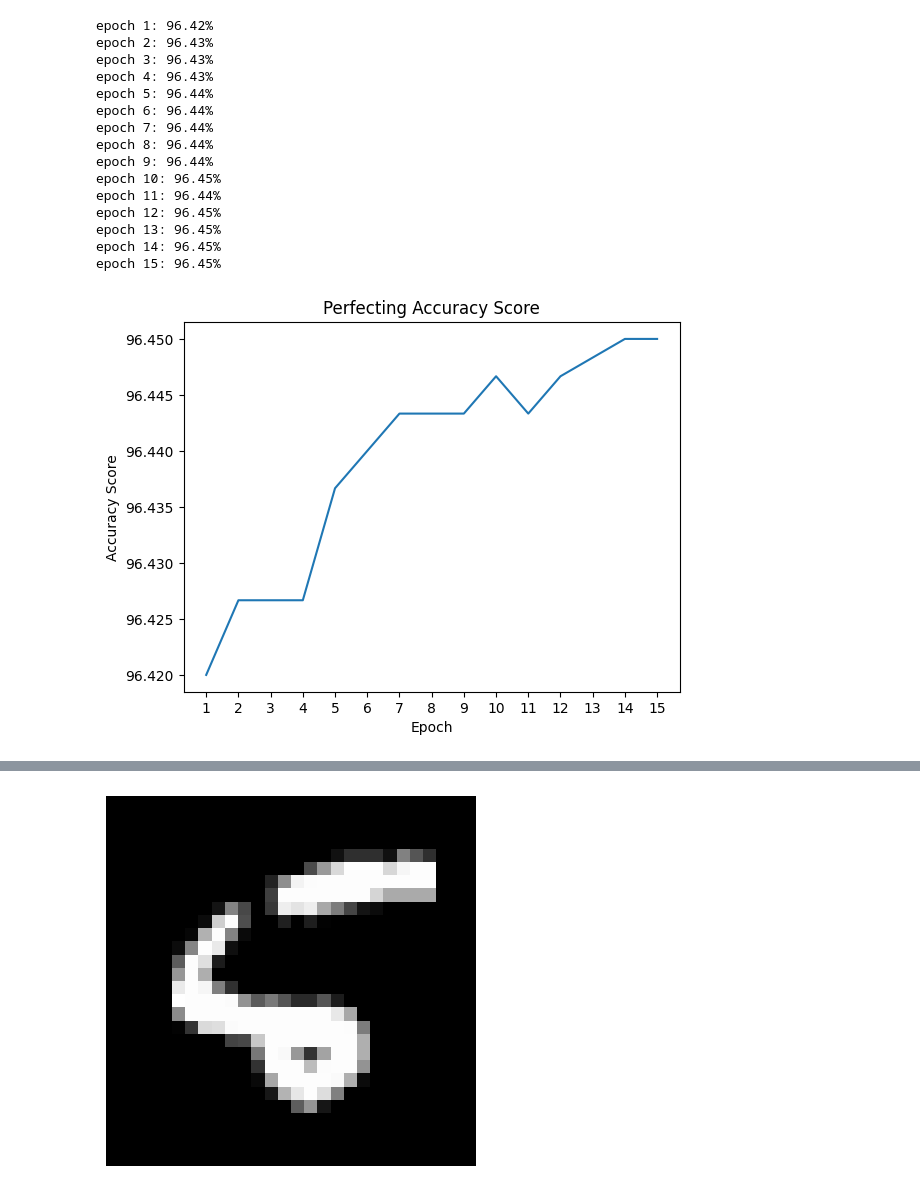
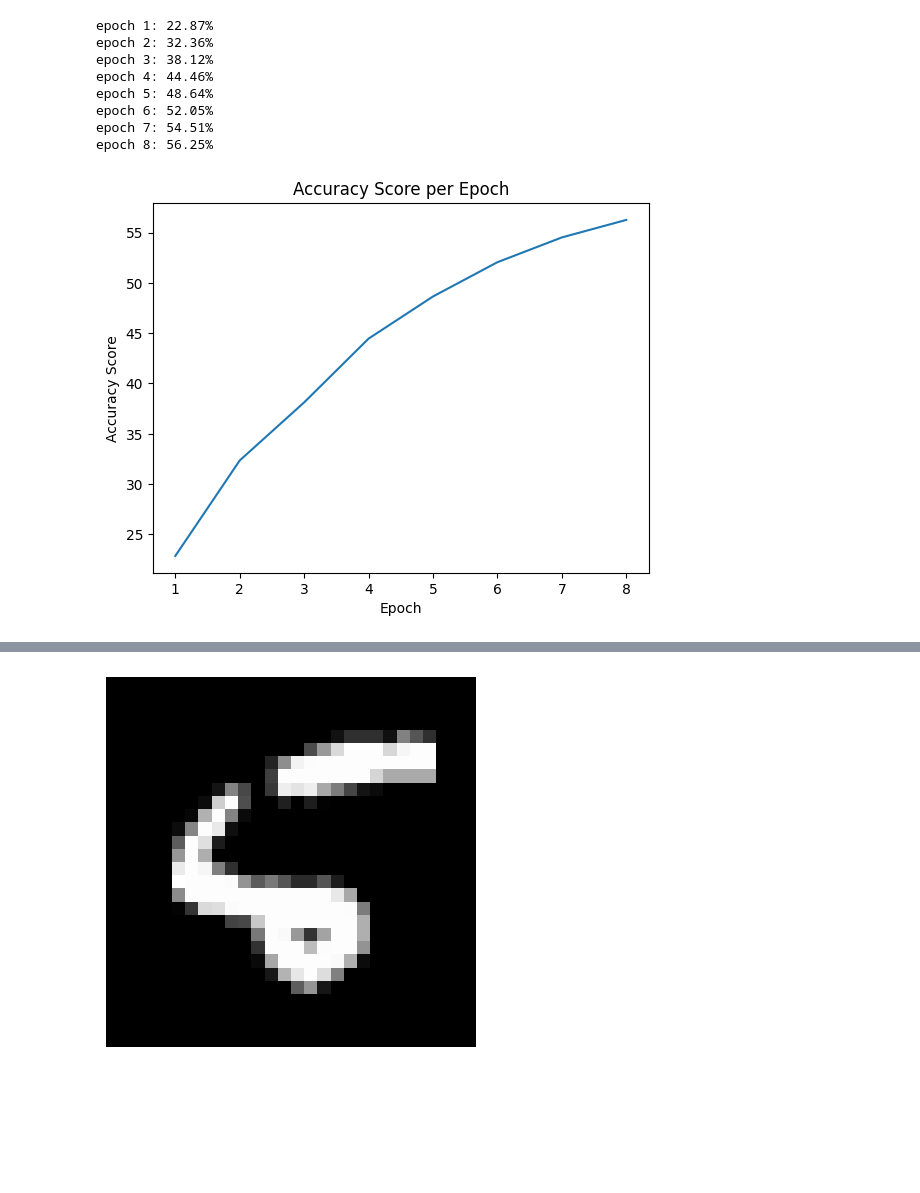
Before and after one commit to Alireza2317/NeuralNet_from_scratch, a Jupyter notebook: app.ipynb, the cells around one changed output, grey strips where cells are left out. Drawn from its saved outputs; the diff is of its cells as text; code cells hidden in the pictures; blank space fills up the shorter version.

Commit message:
implemented new approach flexible parameters and network structure. seperated the old code from the new one

```diff
--- a/app.ipynb
+++ b/app.ipynb
@@ -530,0 +592,9 @@ NN = NeuralNetwork(parameters=ps, activation='sigmoid')
+# %%
+np.random.seed(42)
+NN = NeuralNetwork(layers_structure=[784, 16, 16, 10], activation='sigmoid')
+
+#weights = [np.random.randn(*shape) * np.sqrt(1. / shape[1]) for shape in NN._weights_shapes]
+#biases = [np.random.randn(*shape) for shape in NN._biases_shapes]
+#NN.init_weights_biases(weights, biases)
+NN.load_params_from_file(filename='randomparams')
+NN.parameters[:10]
@@ -536,19 +630,12 @@ Cost = 2.440
 # %%
-NN.train(x_train, y_train, number_of_epochs=15, mini_batches_size=180, learning_rate=0.1, constant_lr=False)
+NN.train(x_train, y_train, number_of_epochs=8, mini_batches_size=120, learning_rate=0.2, constant_lr=False)
 # %% [output]
-epoch 1: 96.42%
-epoch 2: 96.43%
-epoch 3: 96.43%
-epoch 4: 96.43%
-epoch 5: 96.44%
-epoch 6: 96.44%
-epoch 7: 96.44%
-epoch 8: 96.44%
-epoch 9: 96.44%
-epoch 10: 96.45%
-epoch 11: 96.44%
-epoch 12: 96.45%
-epoch 13: 96.45%
-epoch 14: 96.45%
-epoch 15: 96.45%
+epoch 1: 22.87%
+epoch 2: 32.36%
+epoch 3: 38.12%
+epoch 4: 44.46%
+epoch 5: 48.64%
+epoch 6: 52.05%
+epoch 7: 54.51%
+epoch 8: 56.25%
-[figure, old version]
+[figure, new version]
```
Also changed, not shown: parts of 13 cells of this notebook, 1 other file.
